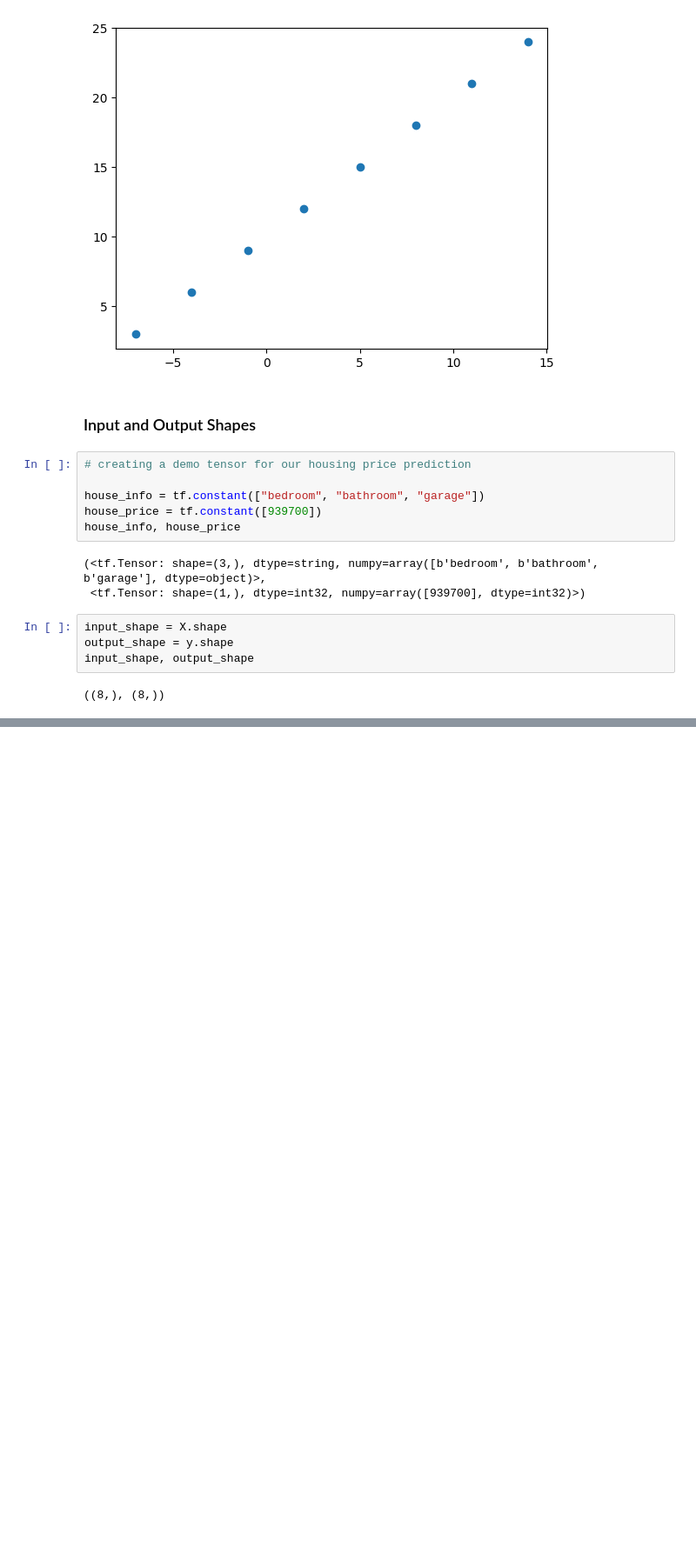
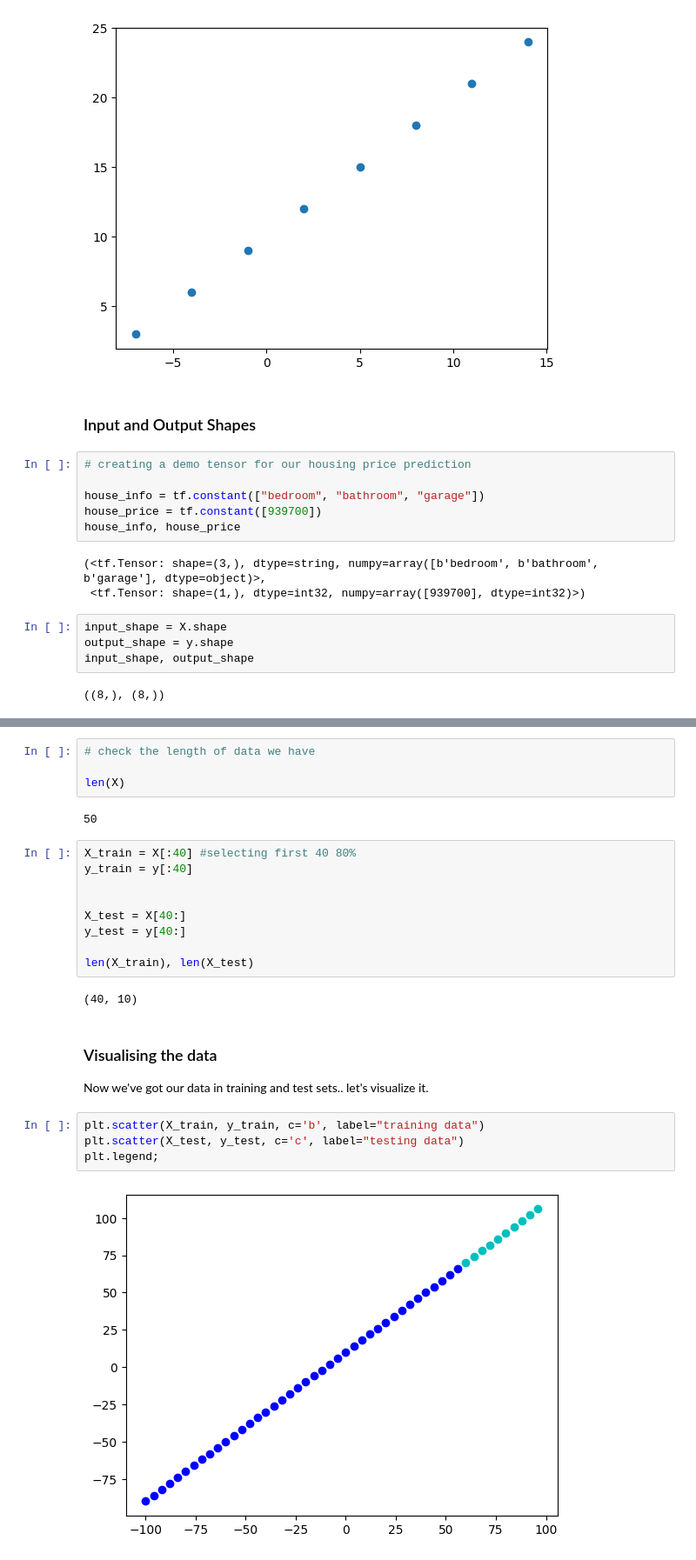
Before and after one commit to iranamuneeb/Neural-Networks, a Jupyter notebook: Neural_Network_Regression_using_Tensorflow.ipynb, the cells around one changed output, grey strips where cells are left out. Shown at 87% size. Saved outputs shown, nothing was run; the diff lists cells and outputs as text; blank space fills up the shorter version.

```diff
--- a/Neural_Network_Regression_using_Tensorflow.ipynb
+++ b/Neural_Network_Regression_using_Tensorflow.ipynb
@@ -74,0 +293,27 @@ input_shape, output_shape
+# %%
+# check the length of data we have
+
+len(X)
+# %% [output]
+50
+# %%
+X_train = X[:40] #selecting first 40 80%
+y_train = y[:40]
+
+
+X_test = X[40:]
+y_test = y[40:]
+
+len(X_train), len(X_test)
+# %% [output]
+(40, 10)
+# %% [markdown]
+### Visualising the data
+
+Now we've got our data in training and test sets.. let's visualize it.
+# %%
+plt.scatter(X_train, y_train, c='b', label="training data")
+plt.scatter(X_test, y_test, c='c', label="testing data")
+plt.legend;
+# %% [output]
+[figure, added]
```
Also changed, not shown: parts of 20 cells of this notebook.
